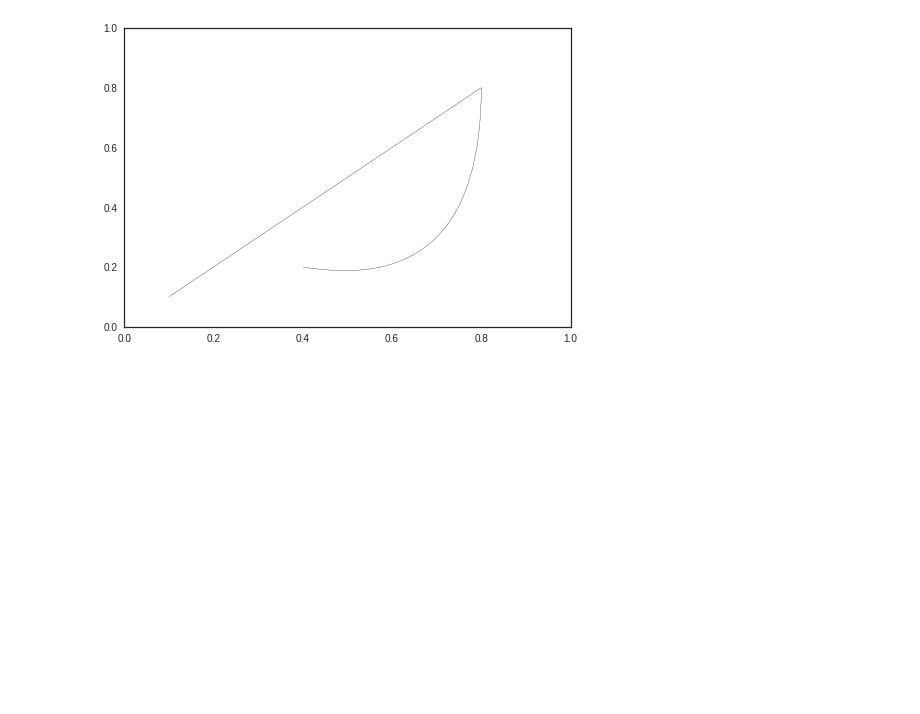
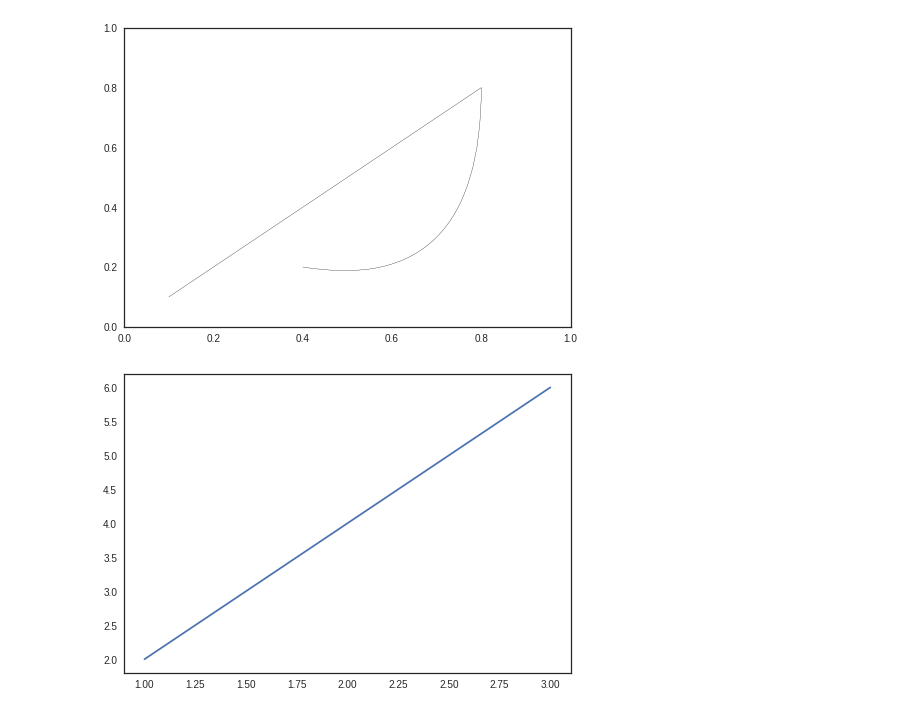
Before and after one commit to Sandokhan/pluralsight, a Jupyter notebook: Plurasight_Matplotlib2.ipynb, the cells around one changed output. Saved outputs shown, nothing was run; the diff lists cells and outputs as text; code cells hidden in the pictures; blank space fills up the shorter version.

```diff
--- a/Plurasight_Matplotlib2.ipynb
+++ b/Plurasight_Matplotlib2.ipynb
@@ -74,3 +76,10 @@ ax.add_patch(p)
 plt.show()
 # %% [output]
 [figure]
+# %%
+fig, ax = plt.subplots()
+ax.plot([1,2,3],
+        [2,4,6])
+plt.show()
+# %% [output]
+[figure, added]
```
Also changed, not shown: parts of 16 cells of this notebook.
